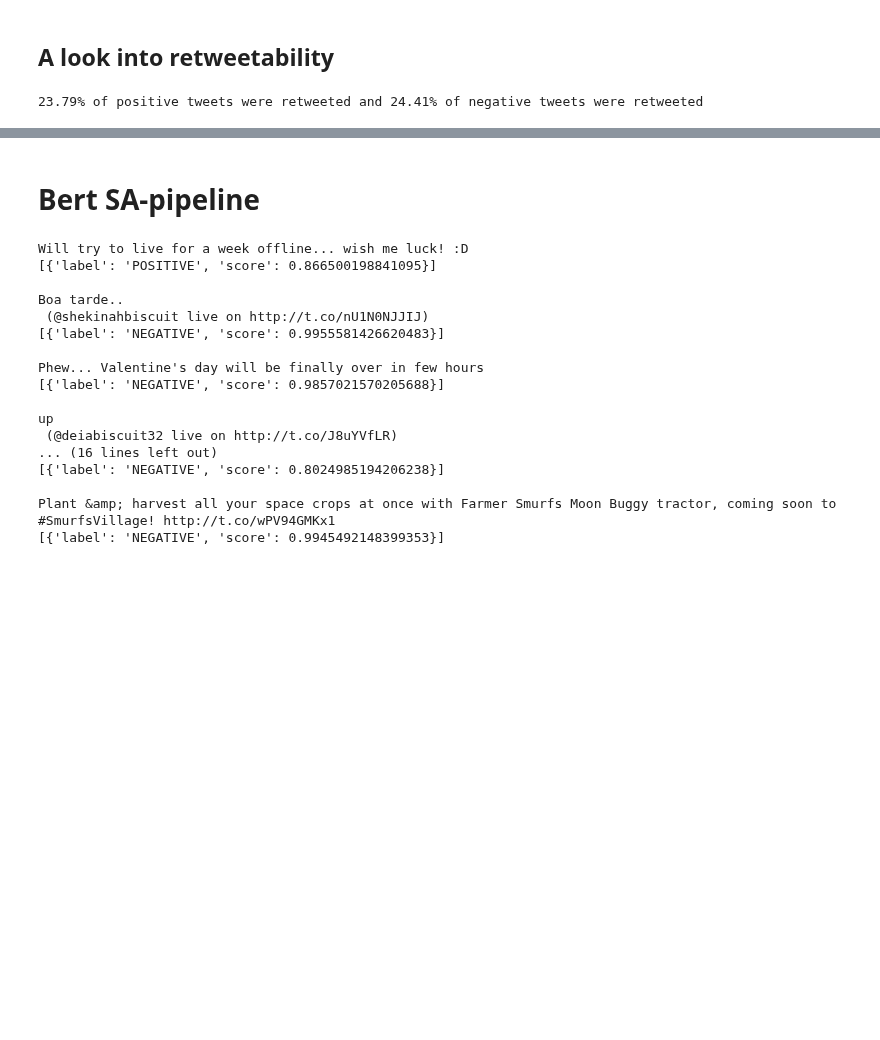
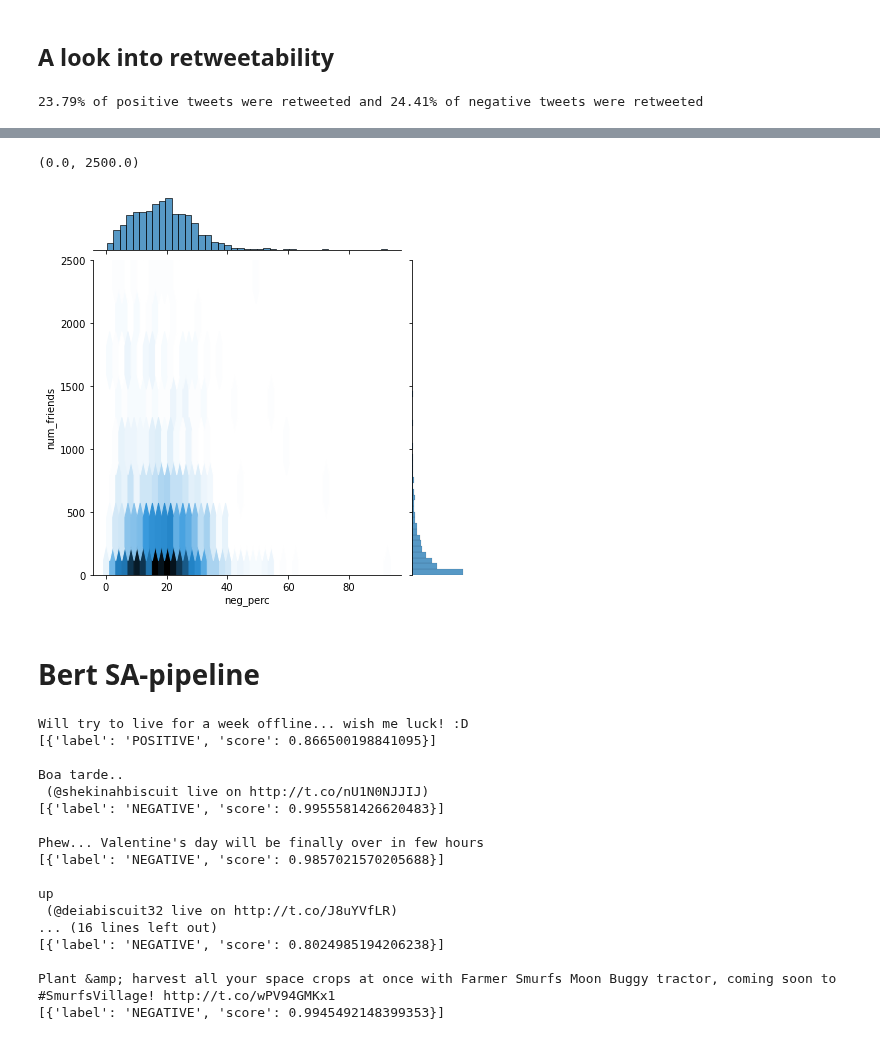
Before and after one commit to epfl-ada/ada-2020-project-milestone-p3-p3_musetti-adaletti, a Jupyter notebook: Creative_extension_analysis.ipynb, the cells around one changed output, grey strips where cells are left out. Cells and saved outputs as stored; diff of their text form; code cells hidden in the pictures; blank space fills up the shorter version.

```diff
--- a/Creative_extension_analysis.ipynb
+++ b/Creative_extension_analysis.ipynb
@@ -608,3 +682,9 @@ print("{:.2f}% of positive tweets were retweeted and {:.2f}% of negative tweets
+# %%
+sns.jointplot(sent_follow_filtered['ne_perc'], sent_follow_filtered['num_friends'], kind="hex")
+plt.ylim(0,2500)
+# %% [output]
+(0.0, 2500.0)
+[figure, added]
 # %% [markdown]
 # Bert SA-pipeline
 # %%
```
Also changed, not shown: parts of 13 cells of this notebook.
